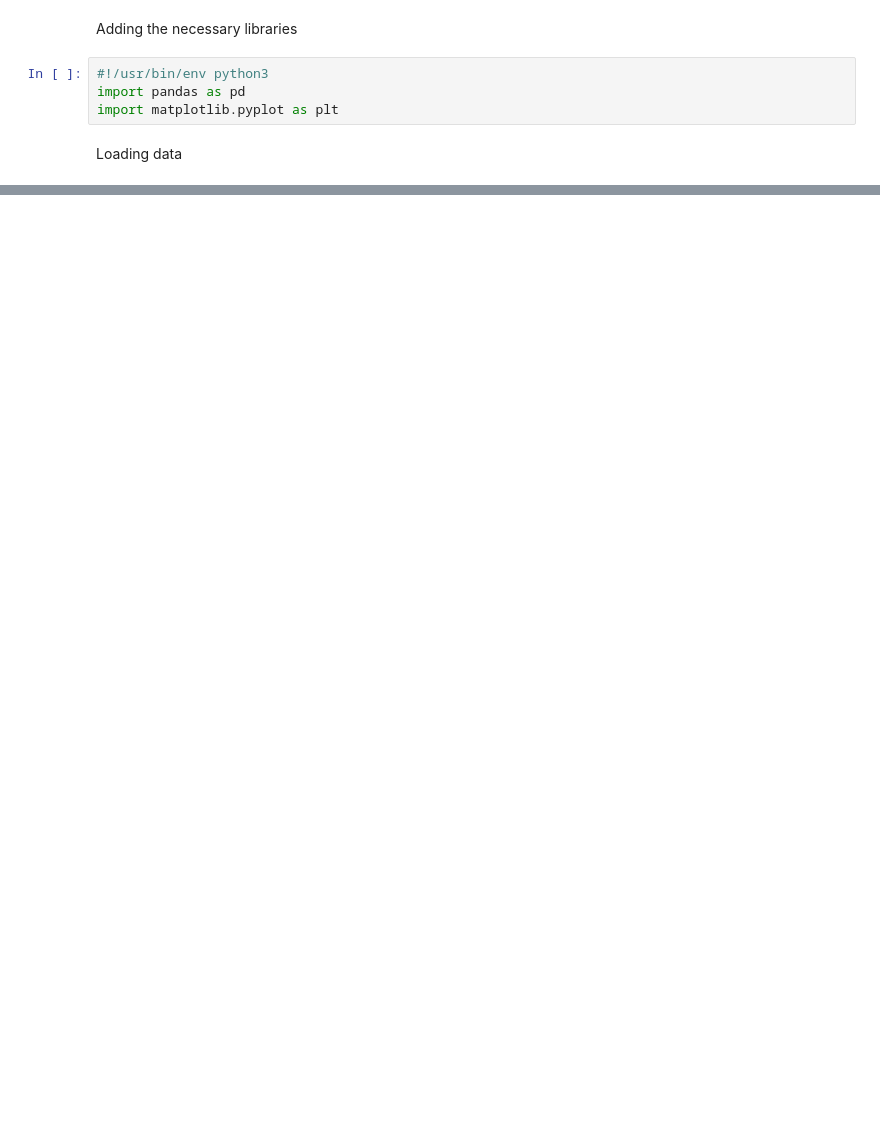
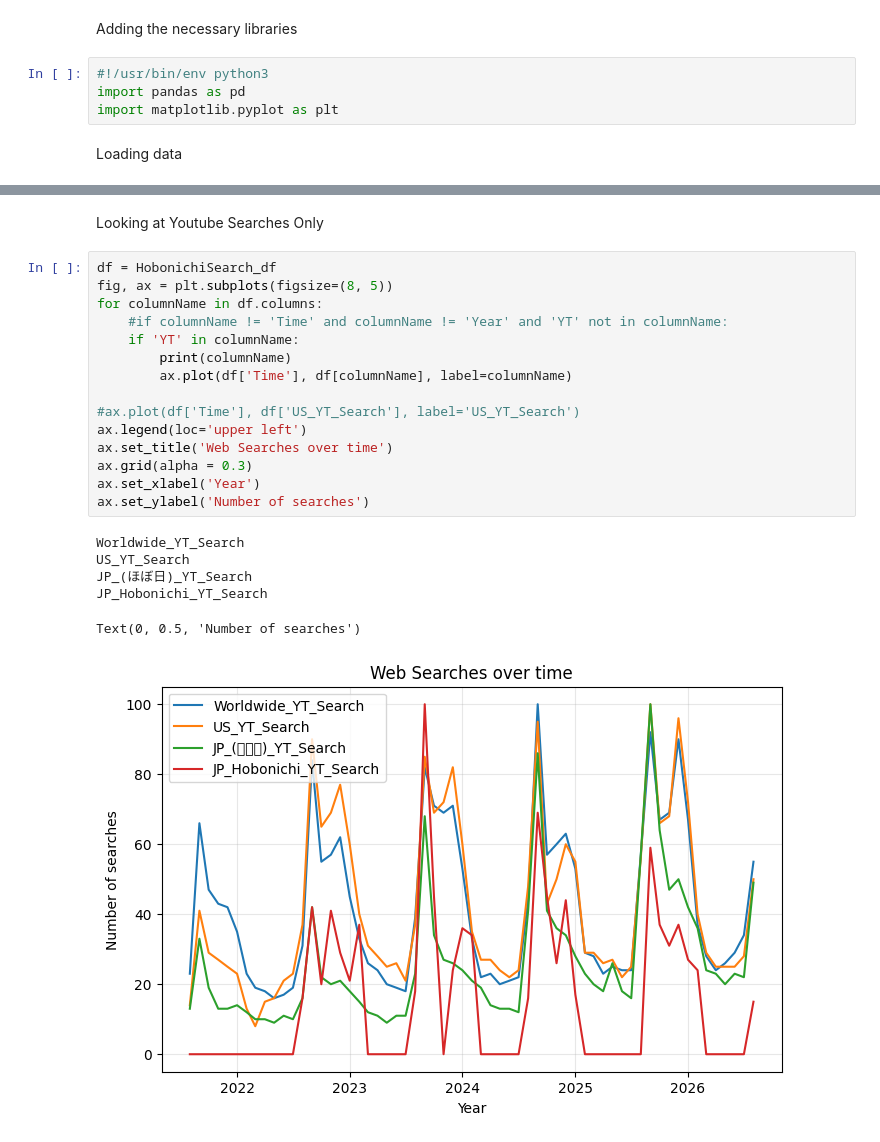
Before and after one commit to bdatye/HobonichiSearchTrends_August2021-August2026, a Jupyter notebook: HobonichiSearchTrends.ipynb, the cells around one changed output, grey strips where cells are left out. Saved outputs shown, nothing was run; the diff lists cells and outputs as text; blank space fills up the shorter version.

```diff
--- a/HobonichiSearchTrends.ipynb
+++ b/HobonichiSearchTrends.ipynb
@@ -53,0 +99,24 @@ print(HobonichiSearch_df.head(10))
+# %% [markdown]
+Looking at Youtube Searches Only
+# %%
+df = HobonichiSearch_df
+fig, ax = plt.subplots(figsize=(8, 5))
+for columnName in df.columns:
+    #if columnName != 'Time' and columnName != 'Year' and 'YT' not in columnName:
+    if 'YT' in columnName:
+        print(columnName)
+        ax.plot(df['Time'], df[columnName], label=columnName)
+
+#ax.plot(df['Time'], df['US_YT_Search'], label='US_YT_Search')
+ax.legend(loc='upper left')
+ax.set_title('Web Searches over time')
+ax.grid(alpha = 0.3)
+ax.set_xlabel('Year')
+ax.set_ylabel('Number of searches')
+# %% [output]
+Worldwide_YT_Search
+US_YT_Search
+JP_(ほぼ日)_YT_Search
+JP_Hobonichi_YT_Search
+Text(0, 0.5, 'Number of searches')
+[figure, added]
```
Also changed, not shown: parts of 5 cells of this notebook.
